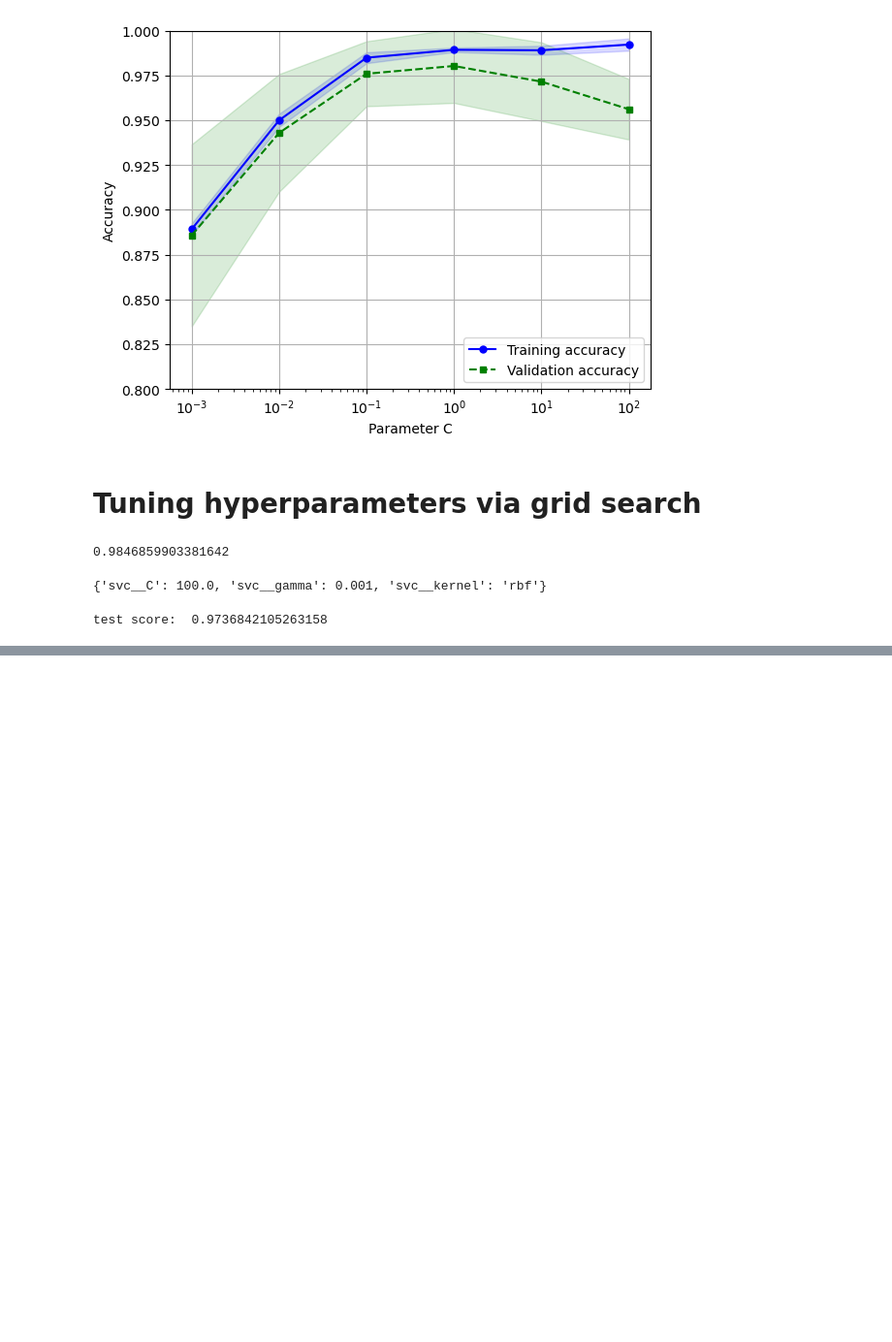
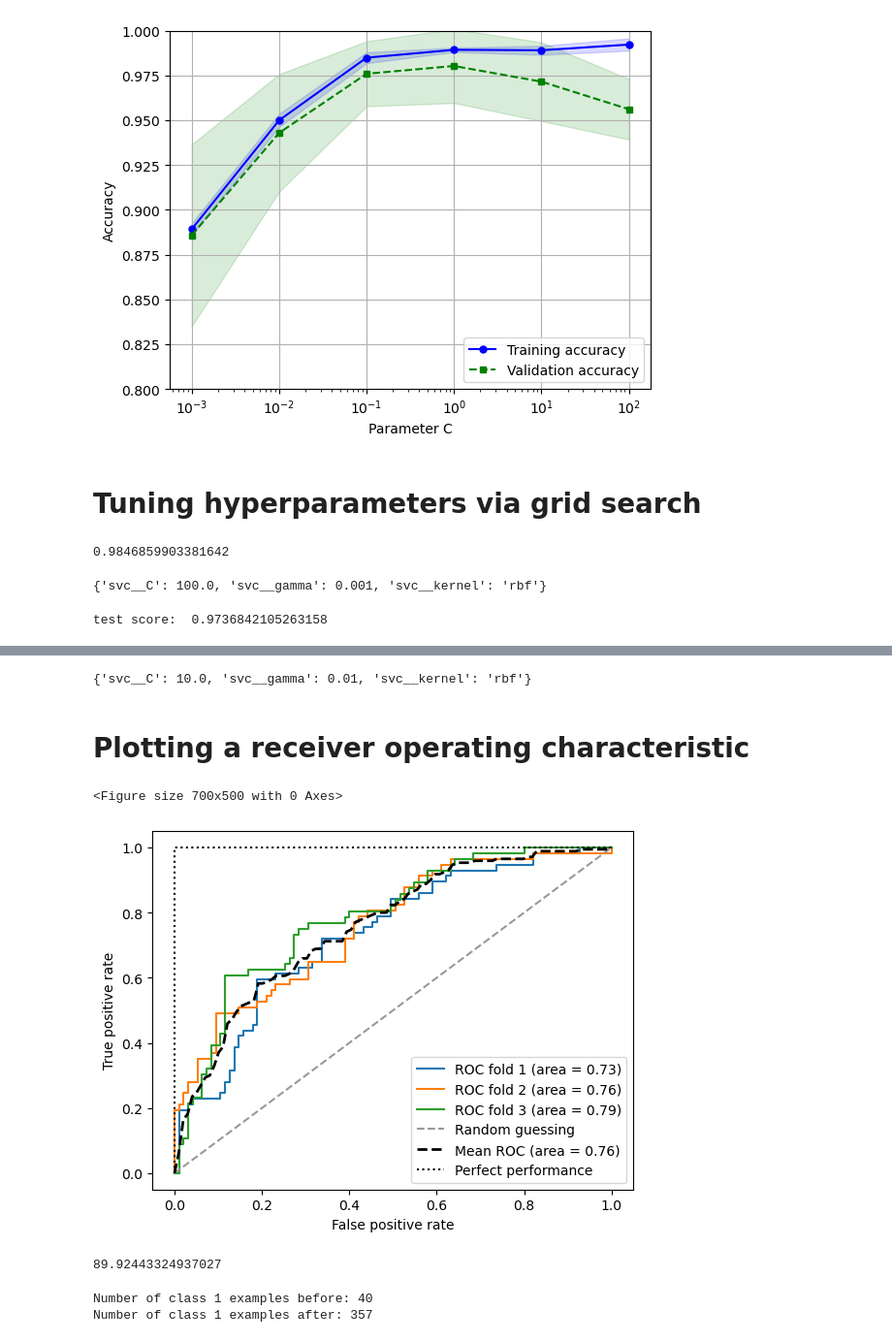
Before and after one commit to A-janjan/ml_practices, a Jupyter notebook: pythonML_packt/prj7.ipynb, the cells around one changed output, grey strips where cells are left out. Shown at 97% size. Cells and saved outputs as stored; diff of their text form; code cells hidden in the pictures; blank space fills up the shorter version.

Commit message:
ROC curve and imbalanced data

```diff
--- a/pythonML_packt/prj7.ipynb
+++ b/pythonML_packt/prj7.ipynb
@@ -309,0 +306,75 @@ gs.best_params_
+# %%
+gs.best_params_
+# %% [output]
+{'svc__C': 10.0, 'svc__gamma': 0.01, 'svc__kernel': 'rbf'}
+# %% [markdown]
+# Plotting a receiver operating characteristic
+# %%
+from sklearn.metrics import roc_curve, auc
+from scipy import interp
+
+pipe_lr = make_pipeline(StandardScaler(), PCA(n_components=2),
+                        LogisticRegression(penalty='l2', random_state=1, solver='lbfgs', C=100.0))
+# %%
+X_train2 = X_train[:,[4, 14]]
+
+cv = list(StratifiedKFold(n_splits=3).split(X_train, y_train))
+
+fig = plt.figure(figsize=(7, 5))
+# %% [output]
+<Figure size 700x500 with 0 Axes>
+# %%
+mean_tpr = 0.0
+mean_fpr = np.linspace(0, 1, 100)
+all_tpr = []
+# %%
+for i, (train, test) in enumerate(cv):
+    probas = pipe_lr.fit(X_train2[train], y_train[train]).predict_proba(X_train2[test])
+    fpr, tpr, thresholds = roc_curve(y_train[test], probas[:, 1], pos_label=1)
+    mean_tpr += interp(mean_fpr, fpr, tpr)
+    mean_tpr[0] = 0.0
+    roc_auc = auc(fpr, tpr)
+    plt.plot(fpr, tpr, label='ROC fold %d (area = %0.2f)' % (i+1, roc_auc))
+
+mean_tpr /= len(cv)
+mean_tpr[-1] = 1.0
+mean_auc = auc(mean_fpr, mean_tpr)
+
+plt.plot([0, 1], [0, 1], linestyle='--', color=(0.6, 0.6, 0.6), label='Random guessing')
+plt.plot(mean_fpr, mean_tpr, 'k--', label='Mean ROC (area = %0.2f)' % mean_auc, lw=2)
+plt.plot([0, 0, 1], [0, 1, 1], linestyle=':', color='black', label='Perfect performance')
+
+
+plt.xlim([-0.05, 1.05])
+plt.ylim([-0.05, 1.05])
+plt.xlabel('False positive rate')
+plt.ylabel('True positive rate')
+plt.legend(loc="lower right")
+plt.show()
+# %% [output]
+[figure, added]
+# %%
+X_imb = np.vstack((X[y == 0], X[y == 1][:40]))
+y_imb = np.hstack((y[y == 0], y[y == 1][:40]))
+
+y_pred = np.zeros(y_imb.shape[0])
+print(np.mean(y_pred == y_imb) * 100)
+
+
+pre_scorer = make_scorer(score_func=precision_score, pos_label=1, greater_is_better=True, average='micro')
+# %% [output]
+89.92443324937027
+# %%
+# dealing with imbalanced dataset
+
+from sklearn.utils import resample
+
+print('Number of class 1 examples before:', X_imb[y_imb == 1].shape[0])
+
+X_upsampled, y_upsampled = resample(X_imb[y_imb==1], y_imb[y_imb==1],
+                                    replace=True, n_samples=X_imb[y_imb==0].shape[0], random_state=123)
+
+print('Number of class 1 examples after:', X_upsampled.shape[0])
+# %% [output]
+Number of class 1 examples before: 40
+Number of class 1 examples after: 357
```
Also changed, not shown: parts of 33 cells of this notebook.
